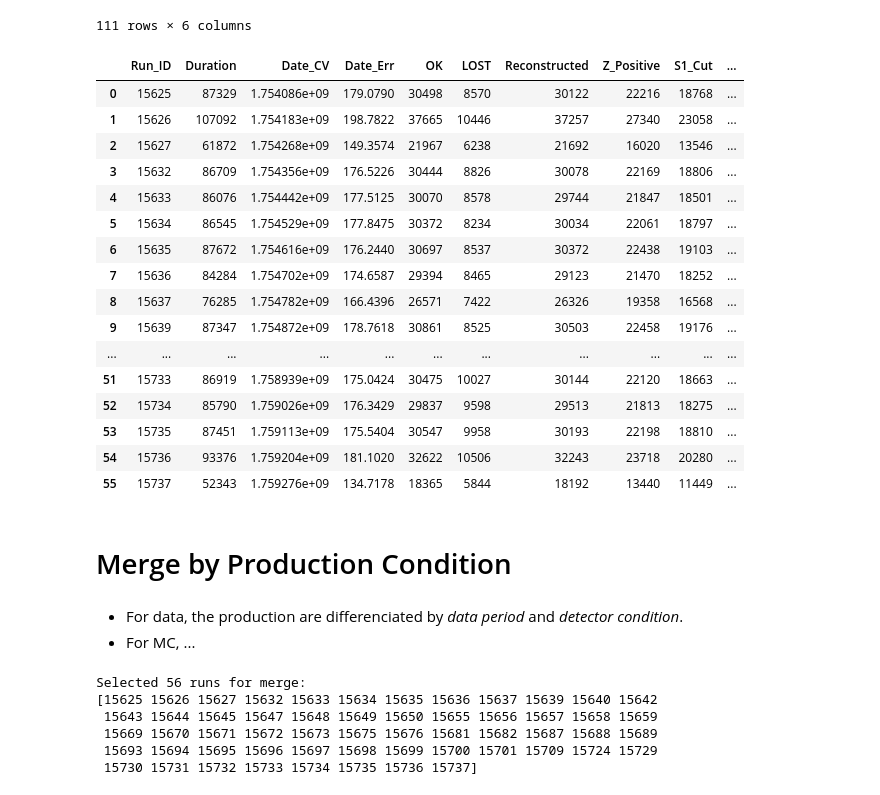
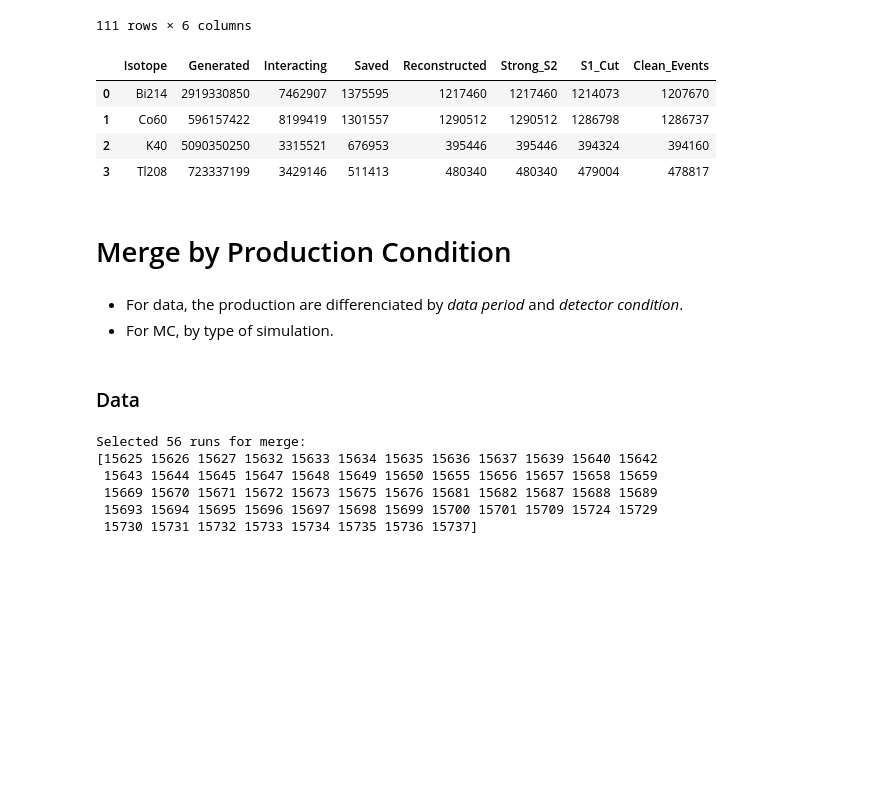
Before and after one commit to camacortespar/next-analysis, a Jupyter notebook: NEXT-100/Backgrounds/notebooks/0 - Merge_Processed.ipynb, the cells around one changed output. Saved outputs shown, nothing was run; the diff lists cells and outputs as text; code cells hidden in the pictures; blank space fills up the shorter version.

```diff
--- a/NEXT-100/Backgrounds/notebooks/0 - Merge_Processed.ipynb
+++ b/NEXT-100/Backgrounds/notebooks/0 - Merge_Processed.ipynb
@@ -19,4 +21,15 @@ import numpy as np
 %autoreload 2
 # %% [markdown]
 # Configuration
+# %%
+# ----- Notebook Details
+TYPE = 'mc'                     # Options: 'data', 'mc'
+FILE_TAG = 'radiogenics_lpr'    # Options: 'radiogenics_hpr', 'radiogenics_lpr', 'bb2nu_hpr', 'bb2nu_lpr', 'bb0nu_hpr', 'bb0nu_lpr', 'p2_zemrude', 'p2_icaros', 'p2_final'
+
+# Data
+DATA_PERIOD = 2                 # Options: 1, 2
+DETECTOR_CONDITION = 'castle_closed_RAS'       # Options: None, 'castle_open', 'castle_closed', 'castle_closed_RAS', 'castle_pclosed', 'castle_pclosed_RAS'
+
+# MC
+DATE = datetime.now().strftime('%d%m%Y')    # Options: today or some day (e.g '02122025')
 # %%
@@ -69,30 +98,18 @@ RUNS_INFO_DF
 # %%
 # Summary of the processed runs
 SUMMARY_DF = pd.read_csv(SUMMARY_PATH)
 SUMMARY_DF.drop(columns=['Unnamed: 0'], inplace=True)
 SUMMARY_DF.columns = SUMMARY_DF.columns.str.strip()
-SUMMARY_DF.sort_values(by='Run_ID', inplace=True)
+if TYPE == 'data':  SUMMARY_DF.sort_values(by='Run_ID', inplace=True)
 SUMMARY_DF
 # %% [output]
-|  | Run_ID | Duration | Date_CV | Date_Err | OK | LOST | Reconstructed | Z_Positive | S1_Cut | ... |
-| 0 | 15625 | 87329 | 1.754086e+09 | 179.0790 | 30498 | 8570 | 30122 | 22216 | 18768 | ... |
-| 1 | 15626 | 107092 | 1.754183e+09 | 198.7822 | 37665 | 10446 | 37257 | 27340 | 23058 | ... |
-| 2 | 15627 | 61872 | 1.754268e+09 | 149.3574 | 21967 | 6238 | 21692 | 16020 | 13546 | ... |
-| 3 | 15632 | 86709 | 1.754356e+09 | 176.5226 | 30444 | 8826 | 30078 | 22169 | 18806 | ... |
-| 4 | 15633 | 86076 | 1.754442e+09 | 177.5125 | 30070 | 8578 | 29744 | 21847 | 18501 | ... |
-| 5 | 15634 | 86545 | 1.754529e+09 | 177.8475 | 30372 | 8234 | 30034 | 22061 | 18797 | ... |
-| 6 | 15635 | 87672 | 1.754616e+09 | 176.2440 | 30697 | 8537 | 30372 | 22438 | 19103 | ... |
-| 7 | 15636 | 84284 | 1.754702e+09 | 174.6587 | 29394 | 8465 | 29123 | 21470 | 18252 | ... |
-| 8 | 15637 | 76285 | 1.754782e+09 | 166.4396 | 26571 | 7422 | 26326 | 19358 | 16568 | ... |
-| 9 | 15639 | 87347 | 1.754872e+09 | 178.7618 | 30861 | 8525 | 30503 | 22458 | 19176 | ... |
-| ... | ... | ... | ... | ... | ... | ... | ... | ... | ... | ... |
-| 51 | 15733 | 86919 | 1.758939e+09 | 175.0424 | 30475 | 10027 | 30144 | 22120 | 18663 | ... |
-| 52 | 15734 | 85790 | 1.759026e+09 | 176.3429 | 29837 | 9598 | 29513 | 21813 | 18275 | ... |
-| 53 | 15735 | 87451 | 1.759113e+09 | 175.5404 | 30547 | 9958 | 30193 | 22198 | 18810 | ... |
-| 54 | 15736 | 93376 | 1.759204e+09 | 181.1020 | 32622 | 10506 | 32243 | 23718 | 20280 | ... |
-| 55 | 15737 | 52343 | 1.759276e+09 | 134.7178 | 18365 | 5844 | 18192 | 13440 | 11449 | ... |
+|  | Isotope | Generated | Interacting | Saved | Reconstructed | Strong_S2 | S1_Cut | Clean_Events |
+| 0 | Bi214 | 2919330850 | 7462907 | 1375595 | 1217460 | 1217460 | 1214073 | 1207670 |
+| 1 | Co60 | 596157422 | 8199419 | 1301557 | 1290512 | 1290512 | 1286798 | 1286737 |
+| 2 | K40 | 5090350250 | 3315521 | 676953 | 395446 | 395446 | 394324 | 394160 |
+| 3 | Tl208 | 723337199 | 3429146 | 511413 | 480340 | 480340 | 479004 | 478817 |
 # %% [markdown]
 # Merge by Production Condition
 # %% [markdown]
 - For data, the production are differenciated by _data period_ and _detector condition_.
-- For MC, ...
+- For MC, by type of simulation.
@@ -106,3 +116,5 @@ DETECTOR_CONDITION = 'castle_closed_RAS'       # Options: None, 'castle_open', '
+# %% [markdown]
+### Data
 # %%
 # Select runs to use according to the notebook configuration
 if DATA_PERIOD is not None:
```
Also changed, not shown: parts of 15 cells of this notebook, 8 other files.
